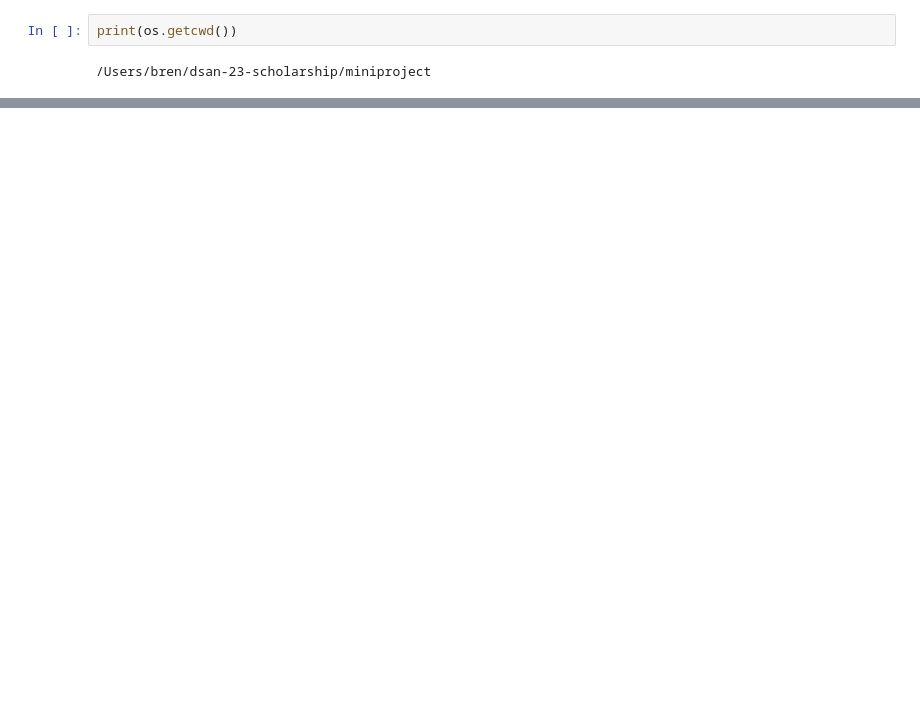
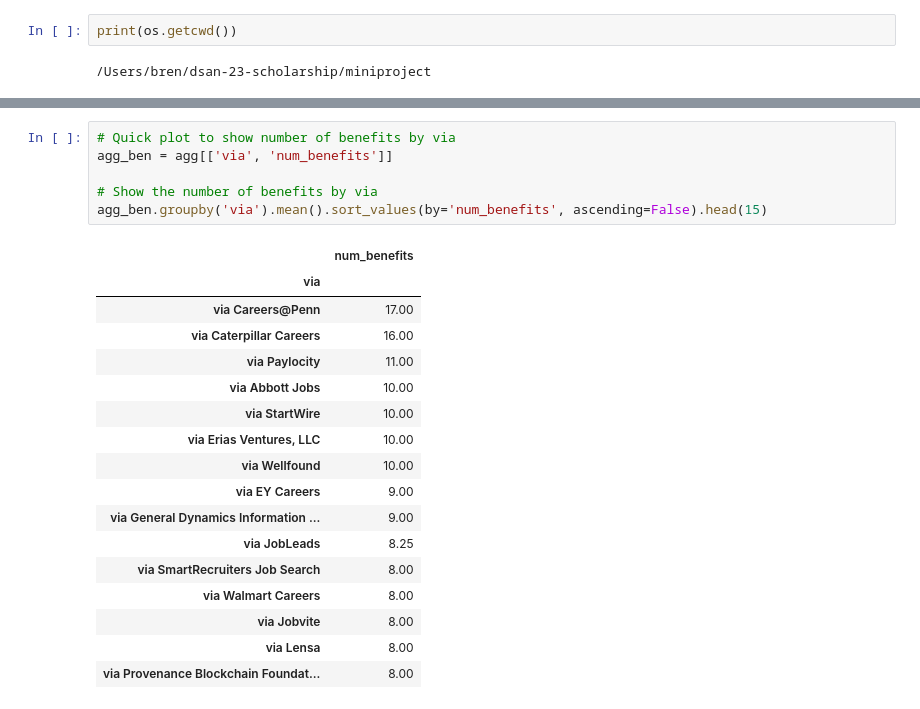
Before and after one commit to brendanbaker/dsan-23-scholarship, a Jupyter notebook: miniproject/wrangling_viz.ipynb, the cells around one changed output, grey strips where cells are left out. Drawn from its saved outputs; the diff is of its cells as text; blank space fills up the shorter version.

```diff
--- a/miniproject/wrangling_viz.ipynb
+++ b/miniproject/wrangling_viz.ipynb
@@ -162,0 +380,24 @@ array(['block chain ', 'natural language processing ',
+# %%
+# Quick plot to show number of benefits by via
+agg_ben = agg[['via', 'num_benefits']]
+
+# Show the number of benefits by via
+agg_ben.groupby('via').mean().sort_values(by='num_benefits', ascending=False).head(15)
+# %% [output]
+|  | num_benefits |
+| via |  |
+| via Careers@Penn | 17.00 |
+| via Caterpillar Careers | 16.00 |
+| via Paylocity | 11.00 |
+| via Abbott Jobs | 10.00 |
+| via StartWire | 10.00 |
+| via Erias Ventures, LLC | 10.00 |
+| via Wellfound | 10.00 |
+| via EY Careers | 9.00 |
+| via General Dynamics Information ... | 9.00 |
+| via JobLeads | 8.25 |
+| via SmartRecruiters Job Search | 8.00 |
+| via Walmart Careers | 8.00 |
+| via Jobvite | 8.00 |
+| via Lensa | 8.00 |
+| via Provenance Blockchain Foundat... | 8.00 |
```
Also changed, not shown: parts of 11 cells of this notebook, 2 other files.
